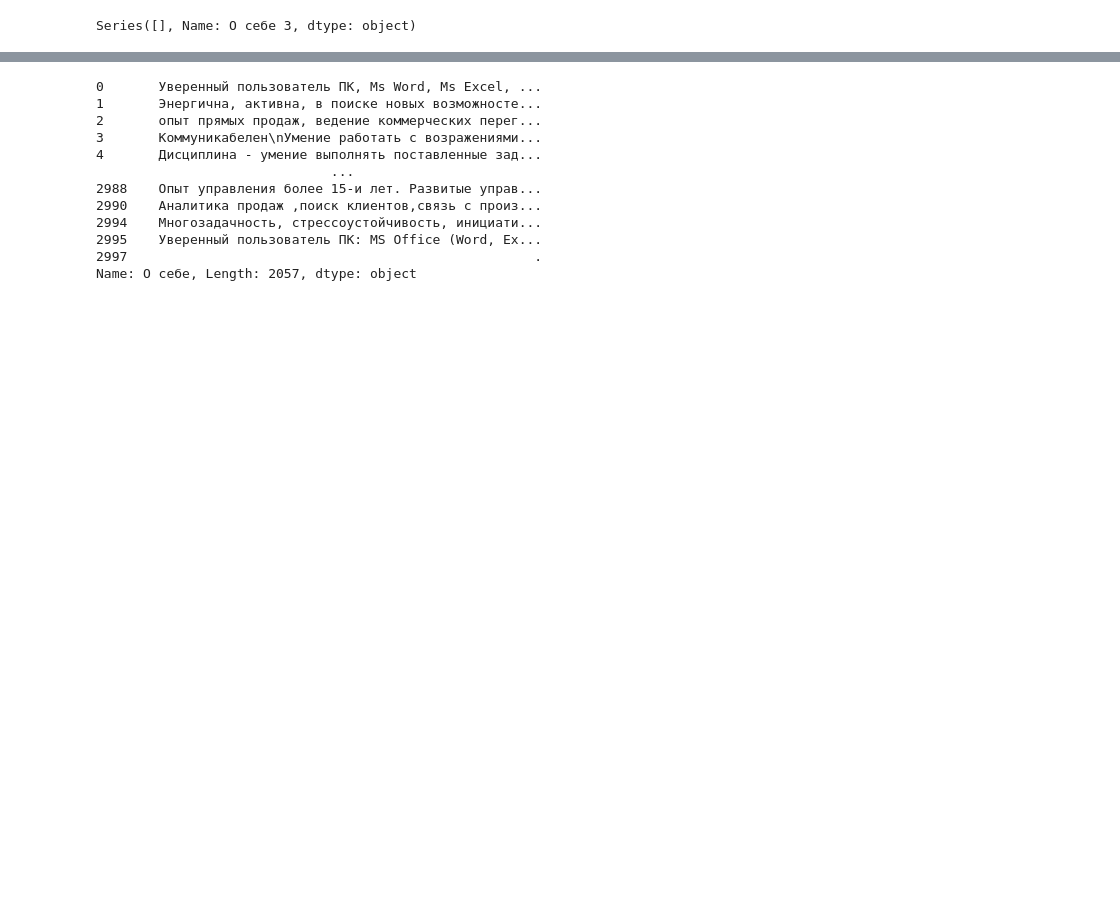
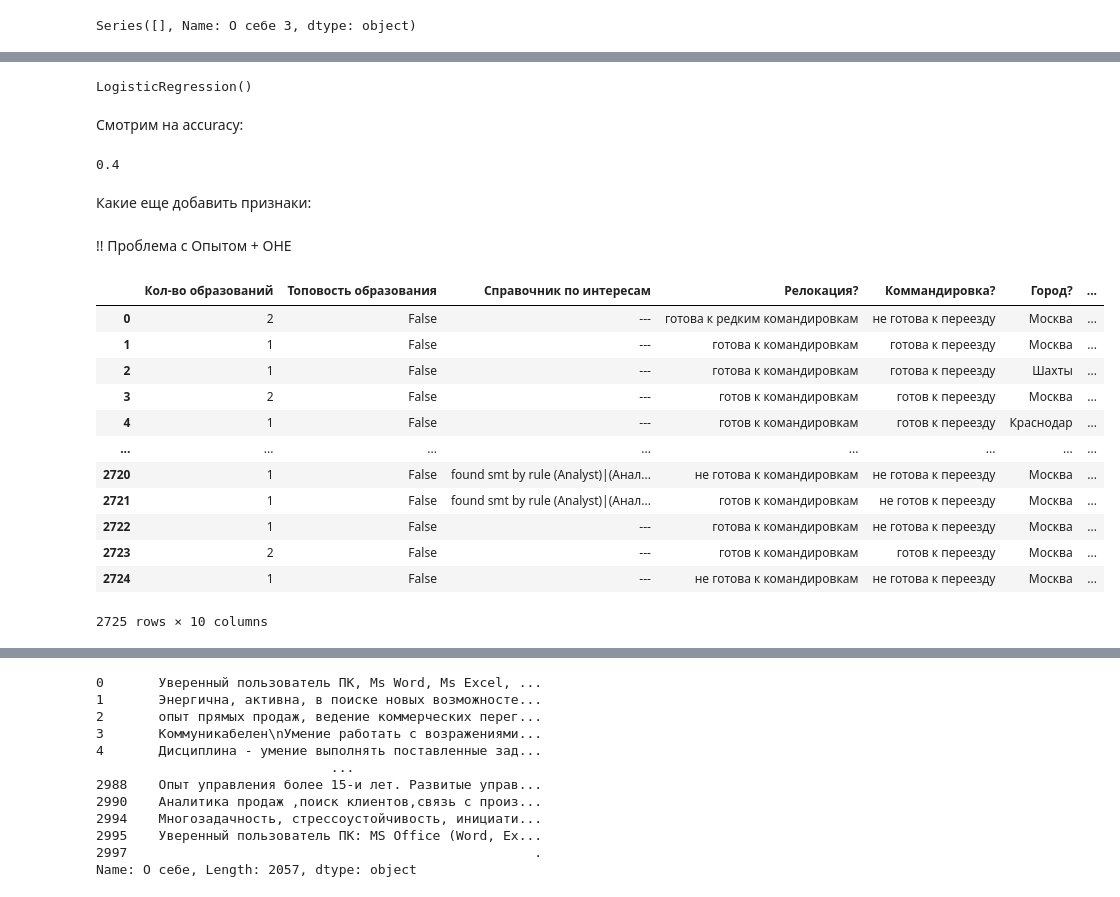
Before and after one commit to aefrt/automatization-recruiting, a Jupyter notebook: analysis.ipynb, the cells around one changed output, grey strips where cells are left out. Drawn from its saved outputs; the diff is of its cells as text; code cells hidden in the pictures; blank space fills up the shorter version.

```diff
--- a/analysis.ipynb
+++ b/analysis.ipynb
@@ -554,0 +366,40 @@ array([[ 0.19239664, -0.57960105, -0.3505659 , ...,  0.26267958,
+# %%
+reg.fit(X_train, y_train)
+# %% [output]
+LogisticRegression()
+# %% [markdown]
+Смотрим на accuracy:
+# %%
+from sklearn.metrics import accuracy_score
+accuracy_score(y_test, reg.predict(X_test))
+# %% [output]
+0.4
+# %% [markdown]
+Какие еще добавить признаки:
+# %% [markdown]
+!! Проблема с Опытом + OHE
+# %%
+df.loc[:,['Кол-во образований',
+'Топовость образования',
+'Справочник по интересам',
+'Релокация?',
+'Коммандировка?',
+'Город?',
+'Опыт нормализованный',
+'Уровень оборазования нормализованный',
+'Карьерный рост',
+'Аналитические комбинации слов в навыках']]
+# %% [output]
+|  | Кол-во образований | Топовость образования | Справочник по интересам | Релокация? | Коммандировка? | Город? | ... |
+| 0 | 2 | False | --- | готова к редким командировкам | не готова к переезду | Москва | ... |
+| 1 | 1 | False | --- | готова к командировкам | готова к переезду | Москва | ... |
+| 2 | 1 | False | --- | готова к командировкам | готова к переезду | Шахты | ... |
+| 3 | 2 | False | --- | готов к командировкам | готов к переезду | Москва | ... |
+| 4 | 1 | False | --- | готов к командировкам | готов к переезду | Краснодар | ... |
+| ... | ... | ... | ... | ... | ... | ... | ... |
+| 2720 | 1 | False | found smt by rule (Analyst)|(Анал... | не готова к командировкам | не готова к переезду | Москва | ... |
+| 2721 | 1 | False | found smt by rule (Analyst)|(Анал... | готов к командировкам | не готов к переезду | Москва | ... |
+| 2722 | 1 | False | --- | готова к командировкам | не готова к переезду | Москва | ... |
+| 2723 | 2 | False | --- | готов к командировкам | готов к переезду | Москва | ... |
+| 2724 | 1 | False | --- | не готова к командировкам | не готова к переезду | Москва | ... |
+2725 rows × 10 columns
```
Also changed, not shown: parts of 200 cells of this notebook, 2 other files.
